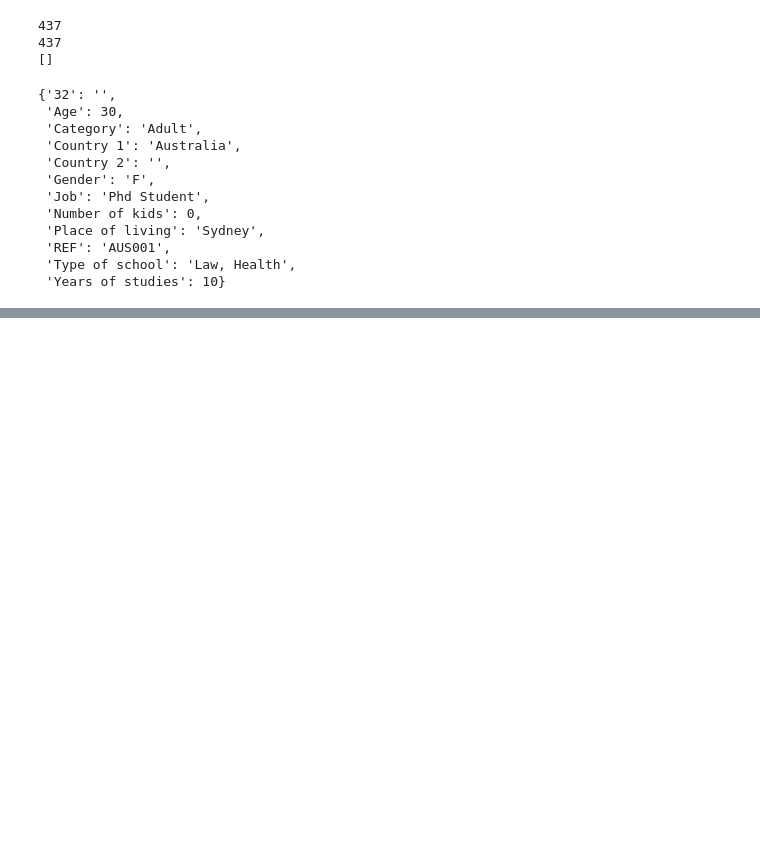
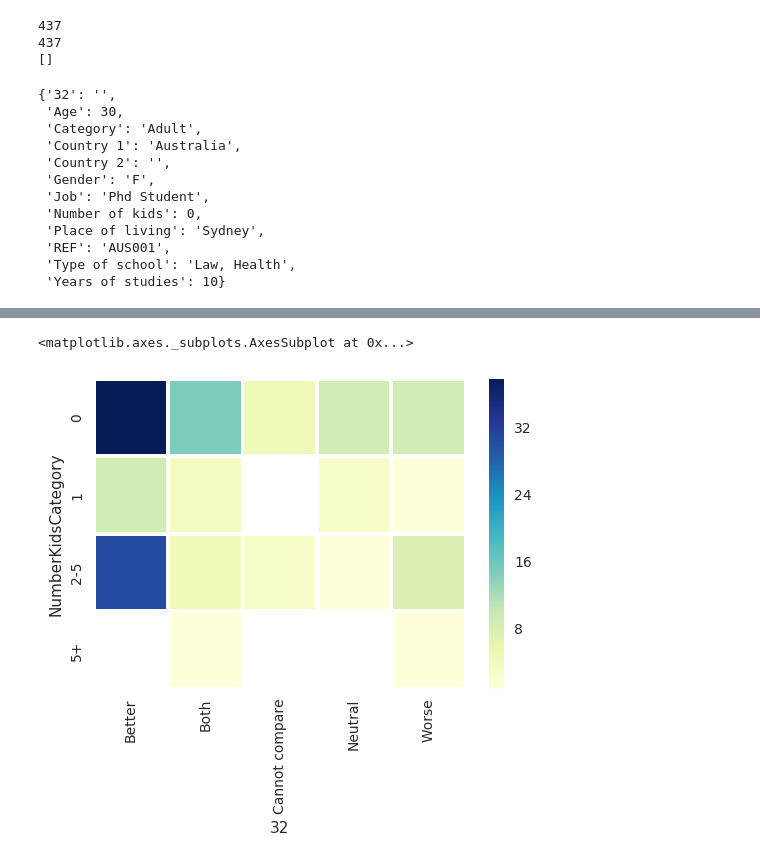
Before and after one commit to emaulandi/20-questions-to-the-world-data, a Jupyter notebook: 20Q_analysis.ipynb, the cells around one changed output, grey strips where cells are left out. Drawn from its saved outputs; the diff is of its cells as text; code cells hidden in the pictures; blank space fills up the shorter version.

Commit message:
add correlation test with categories

```diff
--- a/20Q_analysis.ipynb
+++ b/20Q_analysis.ipynb
@@ -134,0 +157,5 @@ sns.stripplot(x="32", y="Years of studies", data=df_32, jitter=True);
+# %%
+#test data groupby
+test = df_32.groupby(['NumberKidsCategory','32']).size().unstack()
+
+test
@@ -134,0 +169,8 @@ sns.stripplot(x="32", y="Years of studies", data=df_32, jitter=True);
+# %%
+#test heatmap
+# with cell annotation with value
+# sns.heatmap(test2, annot=True, annot_kws={"size": 7}, linewidths=2, linecolor='white', cmap="YlGnBu")
+sns.heatmap(test, linewidths=2, linecolor='white', cmap="YlGnBu")
+# %% [output]
+<matplotlib.axes._subplots.AxesSubplot at 0x...>
+[figure, added]
```
Also changed, not shown: parts of 10 cells of this notebook.
